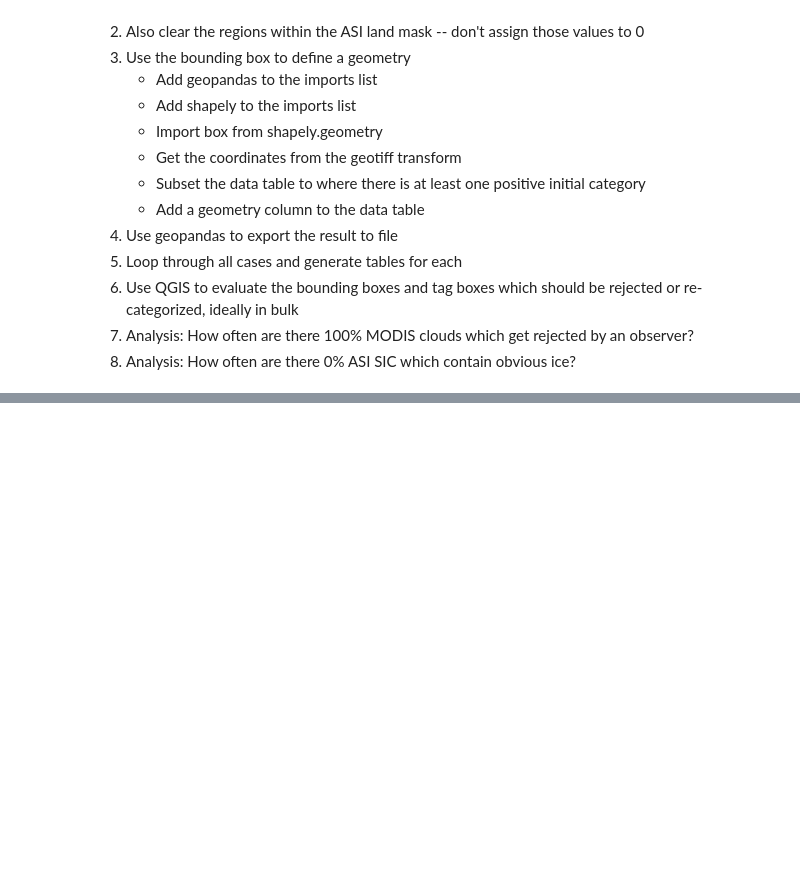
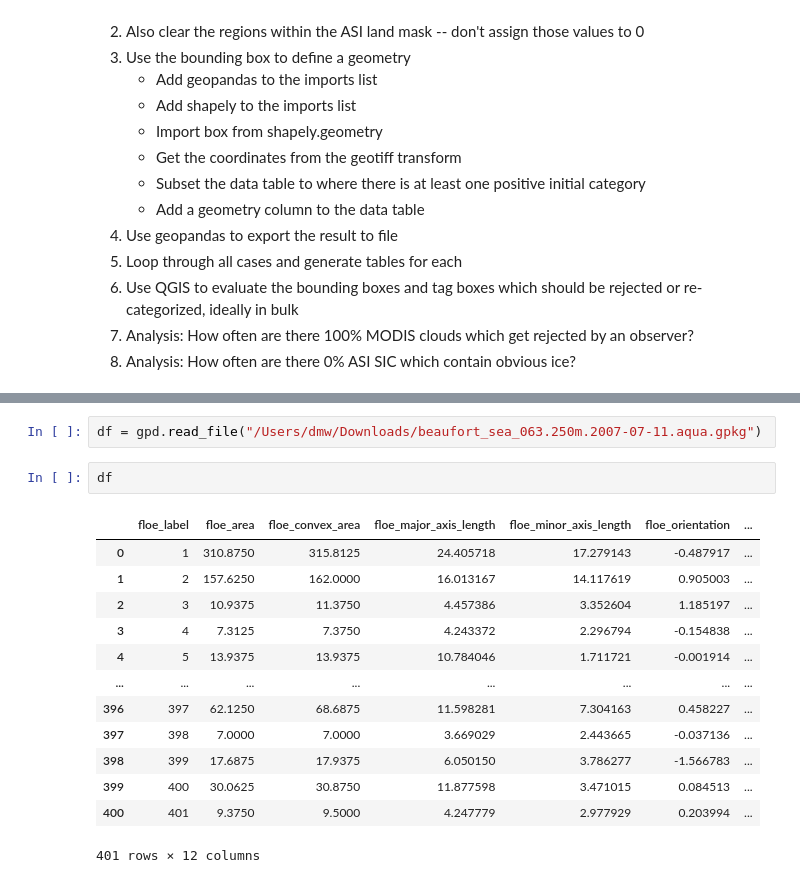
Before and after one commit to danielmwatkins/ice-floe-validation-dataset, a Jupyter notebook: notebooks/sub_scene_sampling.ipynb, the cells around one changed output, grey strips where cells are left out. Drawn from its saved outputs; the diff is of its cells as text; blank space fills up the shorter version.

```diff
--- a/notebooks/sub_scene_sampling.ipynb
+++ b/notebooks/sub_scene_sampling.ipynb
@@ -417,0 +754,18 @@ Clipping input data to the valid range for imshow with RGB data ([0..1] for floa
+# %%
+df = gpd.read_file("/Users/dmw/Downloads/beaufort_sea_063.250m.2007-07-11.aqua.gpkg")
+# %%
+df
+# %% [output]
+|  | floe_label | floe_area | floe_convex_area | floe_major_axis_length | floe_minor_axis_length | floe_orientation | ... |
+| 0 | 1 | 310.8750 | 315.8125 | 24.405718 | 17.279143 | -0.487917 | ... |
+| 1 | 2 | 157.6250 | 162.0000 | 16.013167 | 14.117619 | 0.905003 | ... |
+| 2 | 3 | 10.9375 | 11.3750 | 4.457386 | 3.352604 | 1.185197 | ... |
+| 3 | 4 | 7.3125 | 7.3750 | 4.243372 | 2.296794 | -0.154838 | ... |
+| 4 | 5 | 13.9375 | 13.9375 | 10.784046 | 1.711721 | -0.001914 | ... |
+| ... | ... | ... | ... | ... | ... | ... | ... |
+| 396 | 397 | 62.1250 | 68.6875 | 11.598281 | 7.304163 | 0.458227 | ... |
+| 397 | 398 | 7.0000 | 7.0000 | 3.669029 | 2.443665 | -0.037136 | ... |
+| 398 | 399 | 17.6875 | 17.9375 | 6.050150 | 3.786277 | -1.566783 | ... |
+| 399 | 400 | 30.0625 | 30.8750 | 11.877598 | 3.471015 | 0.084513 | ... |
+| 400 | 401 | 9.3750 | 9.5000 | 4.247779 | 2.977929 | 0.203994 | ... |
+401 rows × 12 columns
```
Also changed, not shown: parts of 64 cells of this notebook, 4 other files.
